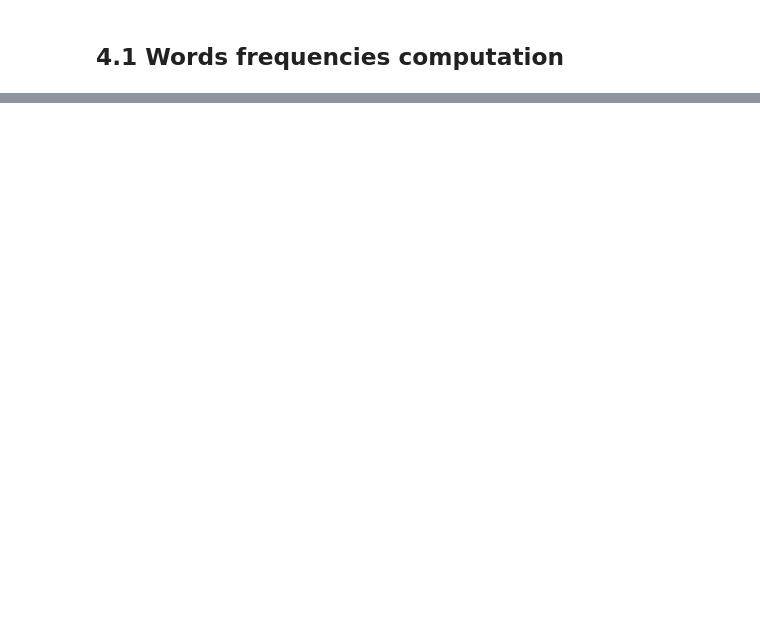
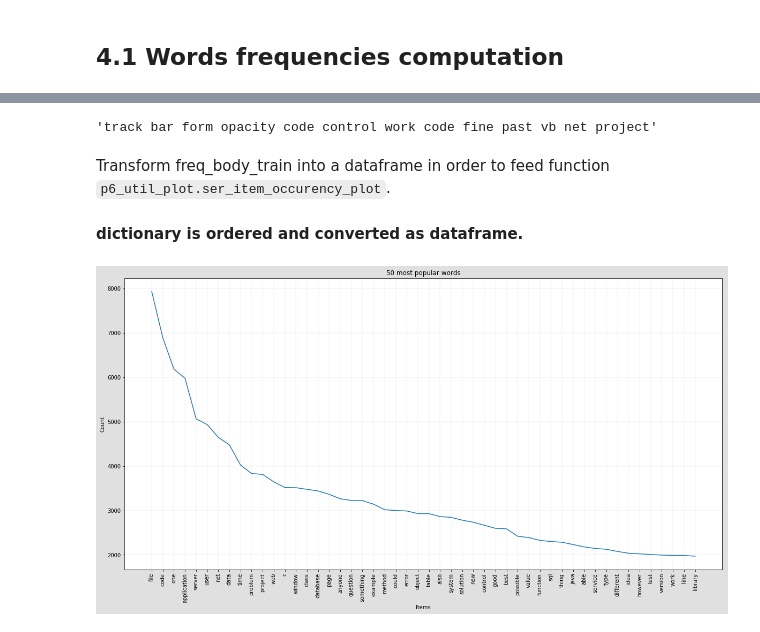
Before and after one commit to dataforcast/OC_Datascientist, a Jupyter notebook: P6/P6_DataAnalysis.ipynb, the cells around one changed output, grey strips where cells are left out. Cells and saved outputs as stored; diff of their text form; code cells hidden in the pictures; blank space fills up the shorter version.

```diff
--- a/P6/P6_DataAnalysis.ipynb
+++ b/P6/P6_DataAnalysis.ipynb
@@ -101,2 +142,6 @@ Series ``df_sof_train.Body`` is converted into a dictionary in order to feed ``c
+# %%
+ser_sof_train[0]
+# %% [output]
+'track bar form opacity code control work code fine past vb net project'
 # %%
 import p6_util
@@ -104 +149,28 @@ dict_body_train = df_sof_train.Body.to_dict()
 freq_body_train = p6_util.compute_frequency_sentence(dict_body_train, token_mode='nltk')
+# %% [markdown]
+Transform freq_body_train into a dataframe in order to feed function `p6_util_plot.ser_item_occurency_plot`.
+# %% [markdown]
+**dictionary is ordered and converted as dataframe.**
+# %%
+import pandas as pd
+
+dict_word = dict()
+dict_count = dict()
+index =0
+for tuple_item in freq_body_train.items():
+    dict_word[index] = tuple_item[0]
+    dict_count[index] = tuple_item[1]
+    index += 1
+
+df_word = pd.DataFrame.from_dict( dict_word, orient='index')
+df_count = pd.DataFrame.from_dict( dict_count, orient='index')
+
+df_word_count = pd.DataFrame({'Name':df_word[0],"Count":df_count[0]})
+# %%
+import p6_util_plot
+
+item_count=50
+title = str(item_count)+" most popular words"
+p6_util_plot.ser_item_occurency_plot(df_word_count.Name,df_word_count.Count,item_count, title)
+# %% [output]
+[figure, added]
```
Also changed, not shown: parts of 23 cells of this notebook, 8 other files.
